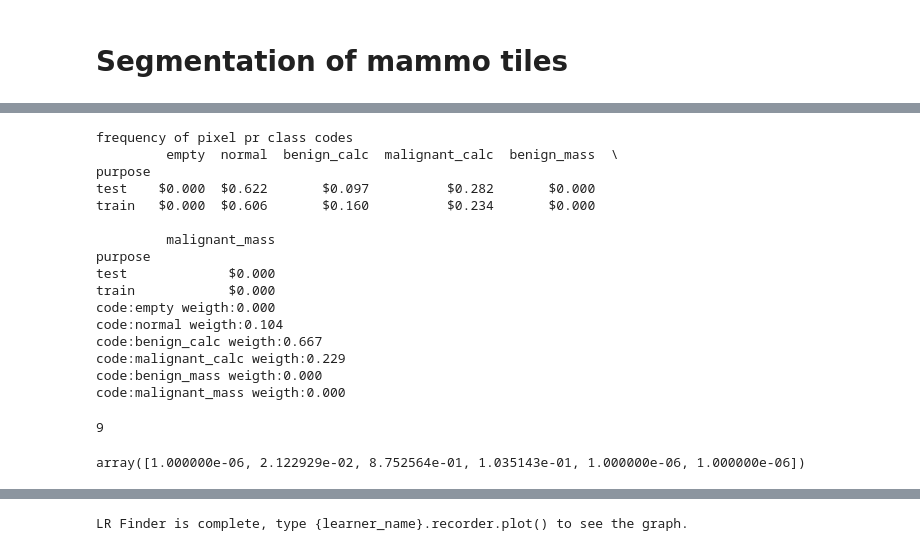
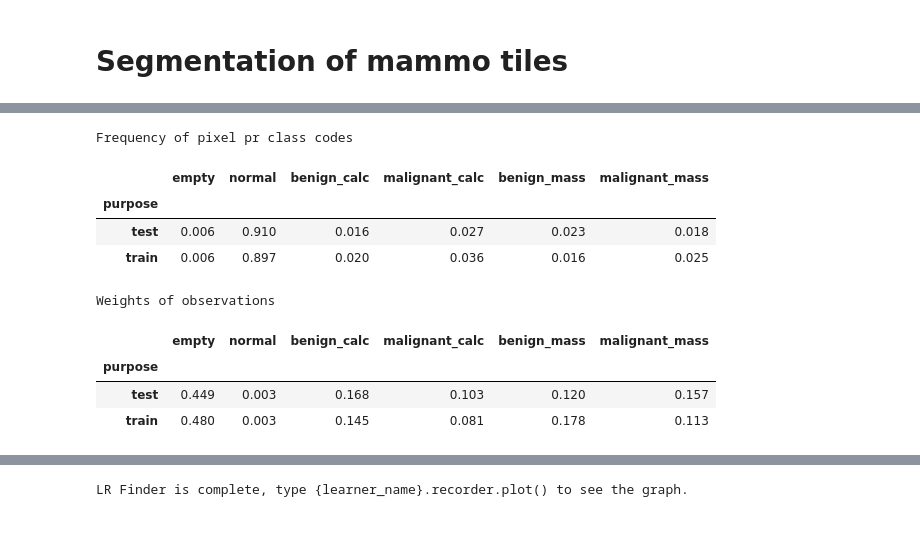
Before and after one commit to kasparlund/mammography, a Jupyter notebook: mammo_segmentation.ipynb, the cells around one changed output, grey strips where cells are left out. Drawn from its saved outputs; the diff is of its cells as text; code cells hidden in the pictures.

```diff
--- a/mammo_segmentation.ipynb
+++ b/mammo_segmentation.ipynb
@@ -188,52 +105,41 @@ train    calcification  benign_calc       100
 Name: fnImage, dtype: int64
 # %%
-minWeight = 1e-6
-
-#dfData = cases[np.isin(cases.case_id, selection )]
-
 #calculate the weights of the classes in the loss function
+minWeight = 0
 gp = dfData.groupby(["purpose"])[codes].mean().astype(np.int)
 
 s = gp.sum(axis=1)
 gp.iloc[0] /= s.iloc[0]
 gp.iloc[1] /= s.iloc[1]
-print("\nfrequency of pixel pr class codes")
-pd.options.display.float_format = '${:,.3f}'.format
-print(gp)
+
+pd.options.display.float_format = '{:,.3f}'.format
+print("Frequency of pixel pr class codes"), display(gp)
 
 code_weights = 1. / (gp+1e-6)
 code_weights[gp==0] = 0
 
 s = code_weights.sum(axis=1)
 code_weights.iloc[0] /= s.iloc[0]
 code_weights.iloc[1] /= s.iloc[1]
 
+print(f"\nWeights of observations")
+display(code_weights)
+
+#use the weight for training
 code_weights = code_weights.iloc[0].values
-[print(f"code:{c} weigth:{w:.3f}") for c,w in zip(codes,code_weights)]
+code_weights = code_weights**0.95
+code_weights /= np.sum(code_weights)
+code_weights[code_weights==0] = minWeight
 
-gc.collect()
+n=gc.collect()
 # %% [output]
-frequency of pixel pr class codes
-         empty  normal  benign_calc  malignant_calc  benign_mass  \
-purpose
-test    $0.000  $0.622       $0.097          $0.282       $0.000
-train   $0.000  $0.606       $0.160          $0.234       $0.000
-
-         malignant_mass
-purpose
-test             $0.000
-train            $0.000
-code:empty weigth:0.000
-code:normal weigth:0.104
-code:benign_calc weigth:0.667
-code:malignant_calc weigth:0.229
-code:benign_mass weigth:0.000
-code:malignant_mass weigth:0.000
+Frequency of pixel pr class codes
+|  | empty | normal | benign_calc | malignant_calc | benign_mass | malignant_mass |
+| purpose |  |  |  |  |  |  |
+| test | 0.006 | 0.910 | 0.016 | 0.027 | 0.023 | 0.018 |
+| train | 0.006 | 0.897 | 0.020 | 0.036 | 0.016 | 0.025 |
-9
+Weights of observations
+|  | empty | normal | benign_calc | malignant_calc | benign_mass | malignant_mass |
+| purpose |  |  |  |  |  |  |
+| test | 0.449 | 0.003 | 0.168 | 0.103 | 0.120 | 0.157 |
+| train | 0.480 | 0.003 | 0.145 | 0.081 | 0.178 | 0.113 |
-# %%
-code_weights = code_weights**2
-code_weights /= np.sum(code_weights)
-code_weights[code_weights==0] = minWeight
-code_weights
-# %% [output]
-array([1.000000e-06, 2.122929e-02, 8.752564e-01, 1.035143e-01, 1.000000e-06, 1.000000e-06])
```
Also changed, not shown: parts of 61 cells of this notebook, 4 other files.
